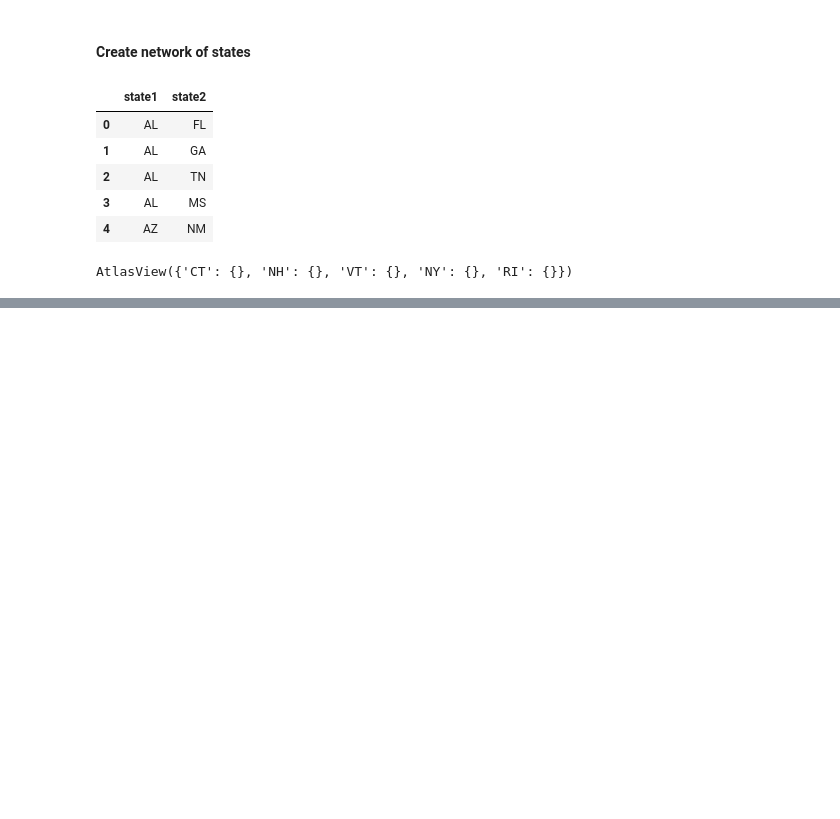
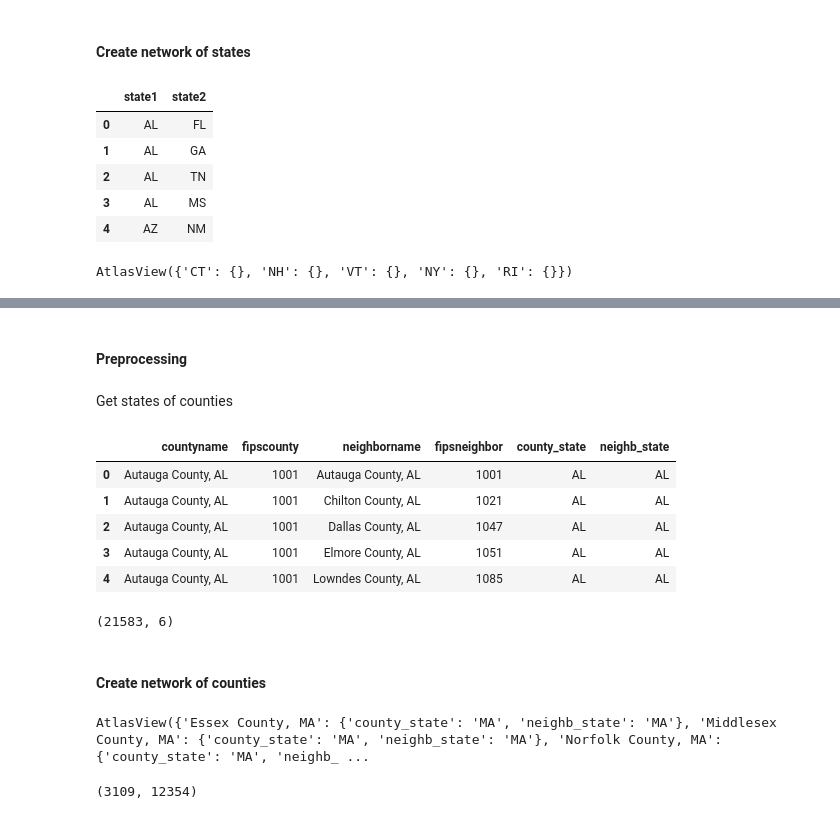
Before and after one commit to samar14641/covid-us-networks, a Jupyter notebook: network_builder.ipynb, the cells around one changed output, grey strips where cells are left out. Drawn from its saved outputs; the diff is of its cells as text; code cells hidden in the pictures; blank space fills up the shorter version.

Commit message:
added counties network and data

```diff
--- a/network_builder.ipynb
+++ b/network_builder.ipynb
@@ -71,0 +80,3 @@ plt.close()
+# %%
+counties = pd.read_csv(os.getcwd() + '/Data/county_adjacency.csv')
+counties.shape
@@ -71,0 +94,25 @@ plt.close()
+# %% [markdown]
+#### Preprocessing
+# %% [markdown]
+Get states of counties
+# %%
+counties['county_state'] = counties['countyname'].apply(lambda x: x.split(',')[-1].strip())
+counties['neighb_state'] = counties['neighborname'].apply(lambda x: x.split(',')[-1].strip())
+
+counties.head()
+# %% [output]
+|  | countyname | fipscounty | neighborname | fipsneighbor | county_state | neighb_state |
+| 0 | Autauga County, AL | 1001 | Autauga County, AL | 1001 | AL | AL |
+| 1 | Autauga County, AL | 1001 | Chilton County, AL | 1021 | AL | AL |
+| 2 | Autauga County, AL | 1001 | Dallas County, AL | 1047 | AL | AL |
+| 3 | Autauga County, AL | 1001 | Elmore County, AL | 1051 | AL | AL |
+| 4 | Autauga County, AL | 1001 | Lowndes County, AL | 1085 | AL | AL |
+# %%
+exclude = ['AK', 'HI', 'AS', 'GU', 'MP', 'PR', 'VI']
+
+counties = counties[~counties['county_state'].isin(exclude)]
+counties.shape
+# %% [output]
+(21583, 6)
+# %% [markdown]
+#### Create network of counties
@@ -71,0 +121,8 @@ plt.close()
+# %%
+counties_graph['Suffolk County, MA']
+# %% [output]
+AtlasView({'Essex County, MA': {'county_state': 'MA', 'neighb_state': 'MA'}, 'Middlesex County, MA': {'county_state': 'MA', 'neighb_state': 'MA'}, 'Norfolk County, MA': {'county_state': 'MA', 'neighb_ ...
+# %%
+counties_graph.number_of_nodes(), counties_graph.number_of_edges()
+# %% [output]
+(3109, 12354)
```
Also changed, not shown: parts of 11 cells of this notebook, 5 other files.
